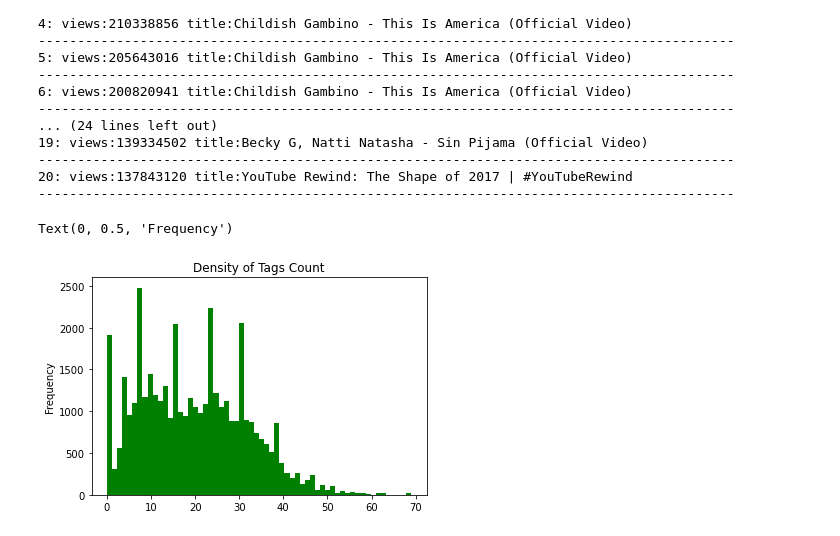
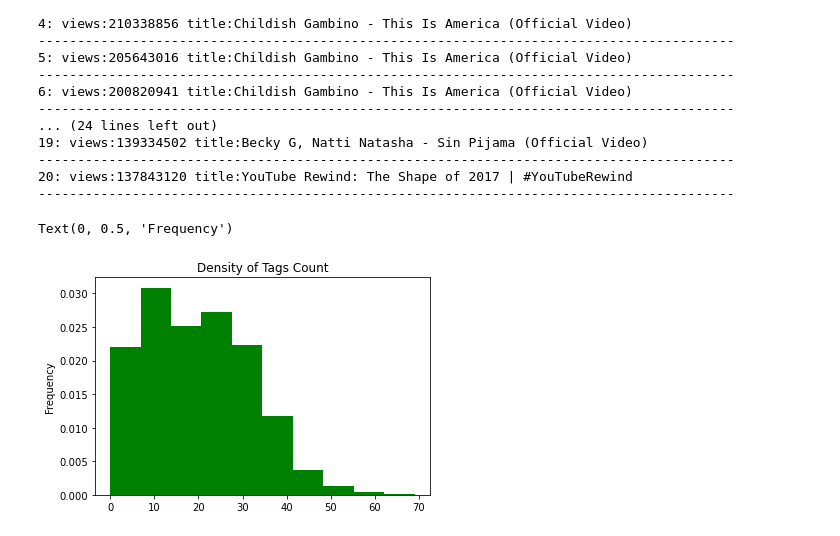
Before and after one commit to negalaz/DataTranslator, a Jupyter notebook: CU_YT_NGP_JERR.ipynb, the cells around one changed output. Cells and saved outputs as stored; diff of their text form; code cells hidden in the pictures.

```diff
--- a/CU_YT_NGP_JERR.ipynb
+++ b/CU_YT_NGP_JERR.ipynb
@@ -195,10 +195,10 @@ for r,v,t in zip(dfTop20["rank"],dfTop20["views"],dfTop20["title"]):
 # %%
 #Parte9
 
 fig,ax = plt.subplots()
-ax.hist(dfv["tag_conteo"],bins=60,color="green")
+ax.hist(dfv["tag_conteo"],color="green",density=True)
 ax.set_title("Density of Tags Count")
 ax.set_ylabel("Frequency")
 # %% [output]
 Text(0, 0.5, 'Frequency')
-[figure, old version]
+[figure, new version]
```
Also changed, not shown: parts of 4 cells of this notebook, 3 other files.
